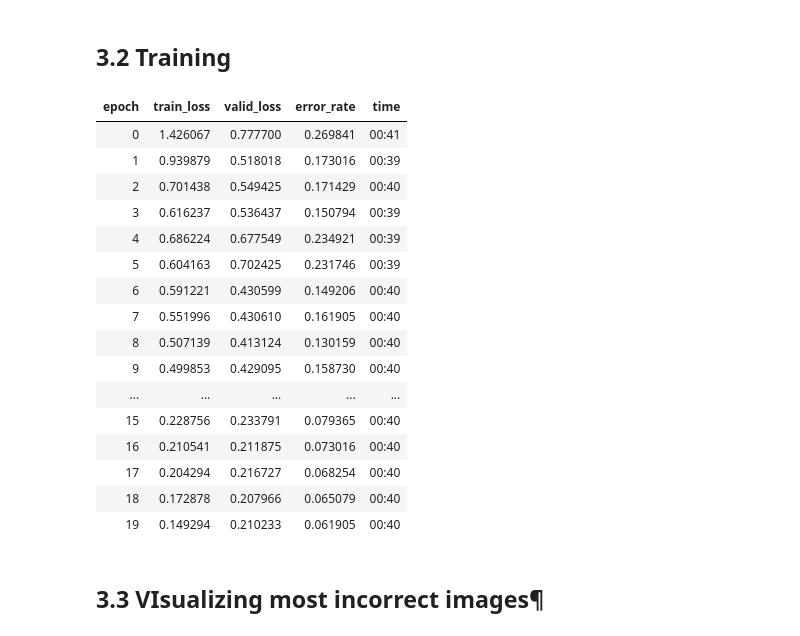
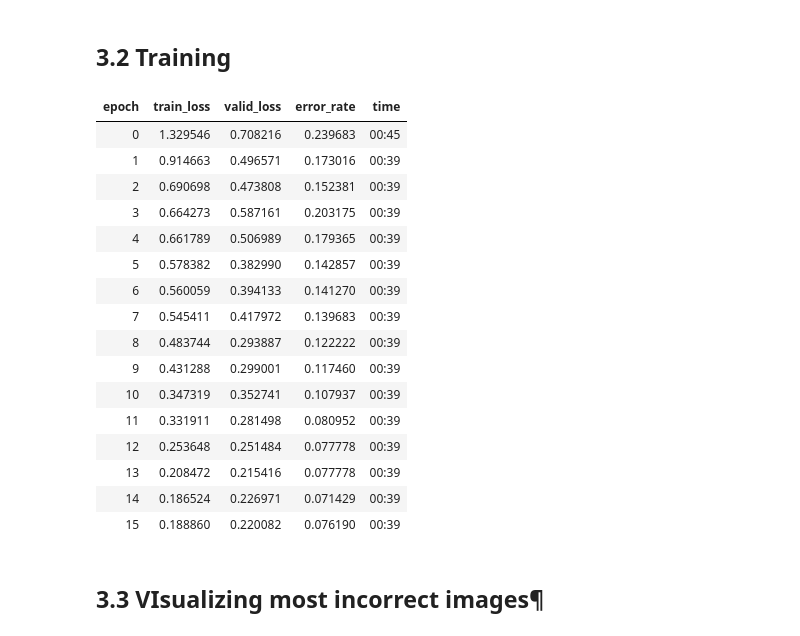
Before and after one commit to ndecavel/Recycling, a Jupyter notebook: Nicolas.ipynb, the cells around one changed output. Cells and saved outputs as stored; diff of their text form; code cells hidden in the pictures.

```diff
--- a/Nicolas.ipynb
+++ b/Nicolas.ipynb
@@ -363,25 +349,25 @@ LR Finder is complete, type {learner_name}.recorder.plot() to see the graph.
 # %% [markdown]
 ## 3.2 Training
 # %%
-learn.fit_one_cycle(20,max_lr=5.13e-03)
+learn.fit_one_cycle(16,max_lr=5.13e-03)
 # %% [output]
 | epoch | train_loss | valid_loss | error_rate | time |
-| 0 | 1.426067 | 0.777700 | 0.269841 | 00:41 |
-| 1 | 0.939879 | 0.518018 | 0.173016 | 00:39 |
-| 2 | 0.701438 | 0.549425 | 0.171429 | 00:40 |
-| 3 | 0.616237 | 0.536437 | 0.150794 | 00:39 |
-| 4 | 0.686224 | 0.677549 | 0.234921 | 00:39 |
-| 5 | 0.604163 | 0.702425 | 0.231746 | 00:39 |
-| 6 | 0.591221 | 0.430599 | 0.149206 | 00:40 |
-| 7 | 0.551996 | 0.430610 | 0.161905 | 00:40 |
-| 8 | 0.507139 | 0.413124 | 0.130159 | 00:40 |
-| 9 | 0.499853 | 0.429095 | 0.158730 | 00:40 |
-| ... | ... | ... | ... | ... |
-| 15 | 0.228756 | 0.233791 | 0.079365 | 00:40 |
-| 16 | 0.210541 | 0.211875 | 0.073016 | 00:40 |
-| 17 | 0.204294 | 0.216727 | 0.068254 | 00:40 |
-| 18 | 0.172878 | 0.207966 | 0.065079 | 00:40 |
-| 19 | 0.149294 | 0.210233 | 0.061905 | 00:40 |
+| 0 | 1.329546 | 0.708216 | 0.239683 | 00:45 |
+| 1 | 0.914663 | 0.496571 | 0.173016 | 00:39 |
+| 2 | 0.690698 | 0.473808 | 0.152381 | 00:39 |
+| 3 | 0.664273 | 0.587161 | 0.203175 | 00:39 |
+| 4 | 0.661789 | 0.506989 | 0.179365 | 00:39 |
+| 5 | 0.578382 | 0.382990 | 0.142857 | 00:39 |
+| 6 | 0.560059 | 0.394133 | 0.141270 | 00:39 |
+| 7 | 0.545411 | 0.417972 | 0.139683 | 00:39 |
+| 8 | 0.483744 | 0.293887 | 0.122222 | 00:39 |
+| 9 | 0.431288 | 0.299001 | 0.117460 | 00:39 |
+| 10 | 0.347319 | 0.352741 | 0.107937 | 00:39 |
+| 11 | 0.331911 | 0.281498 | 0.080952 | 00:39 |
+| 12 | 0.253648 | 0.251484 | 0.077778 | 00:39 |
+| 13 | 0.208472 | 0.215416 | 0.077778 | 00:39 |
+| 14 | 0.186524 | 0.226971 | 0.071429 | 00:39 |
+| 15 | 0.188860 | 0.220082 | 0.076190 | 00:39 |
 # %% [markdown]
 ## 3.3 VIsualizing most incorrect images¶
 # %%
```
Also changed, not shown: parts of 32 cells of this notebook.
